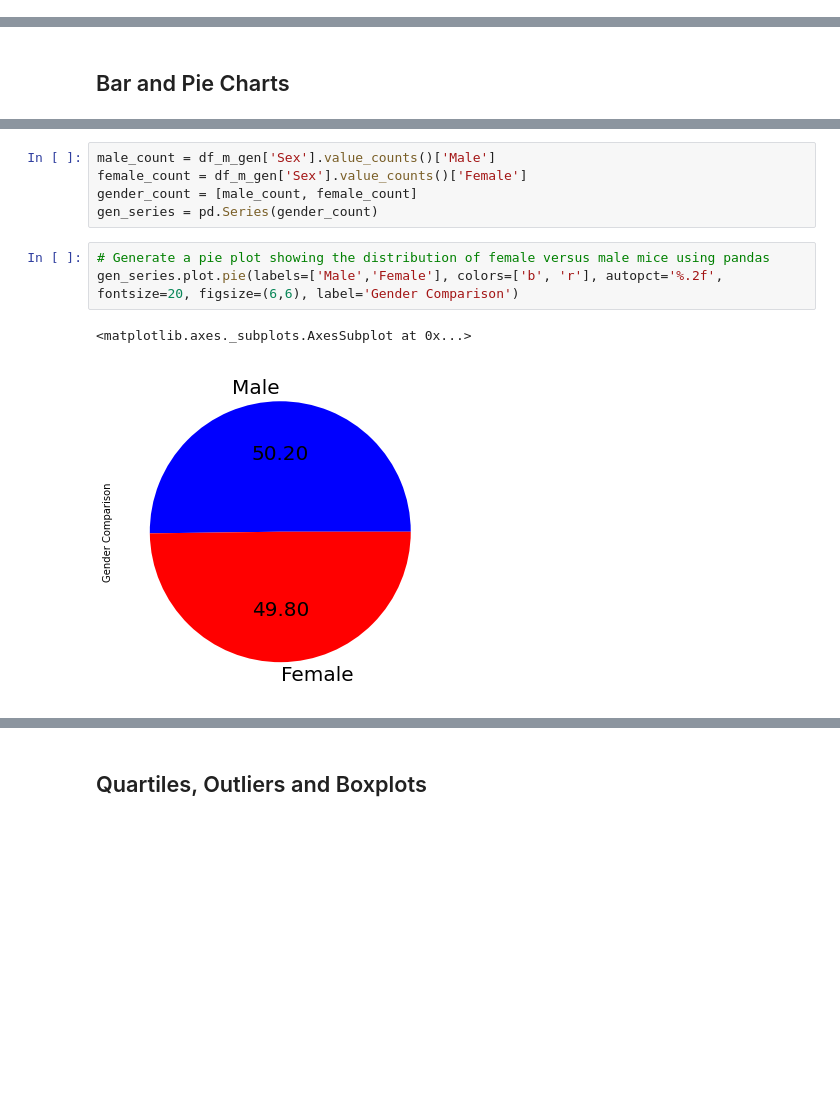
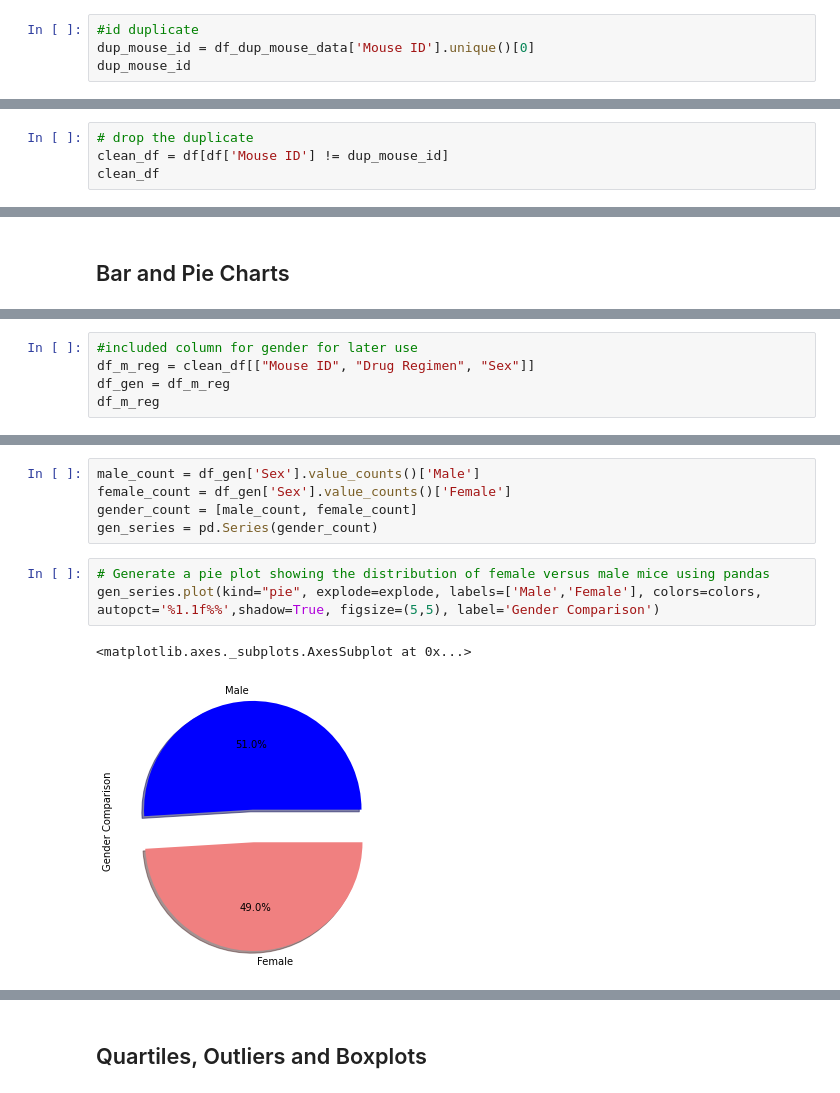
Before and after one commit to citizendez/Matplotlib_Challenge, a Jupyter notebook: 01-Case-Assignment/Instructions/Pymaceuticals/pymaceuticals_starter.ipynb, the cells around one changed output, grey strips where cells are left out. Cells and saved outputs as stored; diff of their text form; blank space fills up the shorter version.

```diff
--- a/01-Case-Assignment/Instructions/Pymaceuticals/pymaceuticals_starter.ipynb
+++ b/01-Case-Assignment/Instructions/Pymaceuticals/pymaceuticals_starter.ipynb
@@ -79,0 +39,4 @@ len(clean_df['Mouse ID'].unique())
+# %%
+#id duplicate
+dup_mouse_id = df_dup_mouse_data['Mouse ID'].unique()[0]
+dup_mouse_id
@@ -79,0 +58,4 @@ len(clean_df['Mouse ID'].unique())
+# %%
+# drop the duplicate
+clean_df = df[df['Mouse ID'] != dup_mouse_id]
+clean_df
@@ -138,0 +141,5 @@ clean_df.groupby('Drug Regimen').agg({'Tumor Volume (mm3)':['mean','median','var
+# %%
+#included column for gender for later use
+df_m_reg = clean_df[["Mouse ID", "Drug Regimen", "Sex"]]
+df_gen = df_m_reg
+df_m_reg
@@ -182,14 +217,14 @@ plt.show()
 # %%
-male_count = df_m_gen['Sex'].value_counts()['Male']
-female_count = df_m_gen['Sex'].value_counts()['Female']
+male_count = df_gen['Sex'].value_counts()['Male']
+female_count = df_gen['Sex'].value_counts()['Female']
 gender_count = [male_count, female_count]
 gen_series = pd.Series(gender_count)
 # %%
 # Generate a pie plot showing the distribution of female versus male mice using pandas
-gen_series.plot.pie(labels=['Male','Female'], colors=['b', 'r'], autopct='%.2f', fontsize=20, figsize=(6,6), label='Gender Comparison')
+gen_series.plot(kind="pie", explode=explode, labels=['Male','Female'], colors=colors, autopct='%1.1f%%',shadow=True, figsize=(5,5), label='Gender Comparison')
 # %% [output]
 <matplotlib.axes._subplots.AxesSubplot at 0x...>
-[figure, old version]
+[figure, new version]
 # %%
 # Generate a pie plot showing the distribution of female versus male mice using pyplot
 labels = ["Male", "Female"]
```
Also changed, not shown: parts of 42 cells of this notebook, 2 other files.
